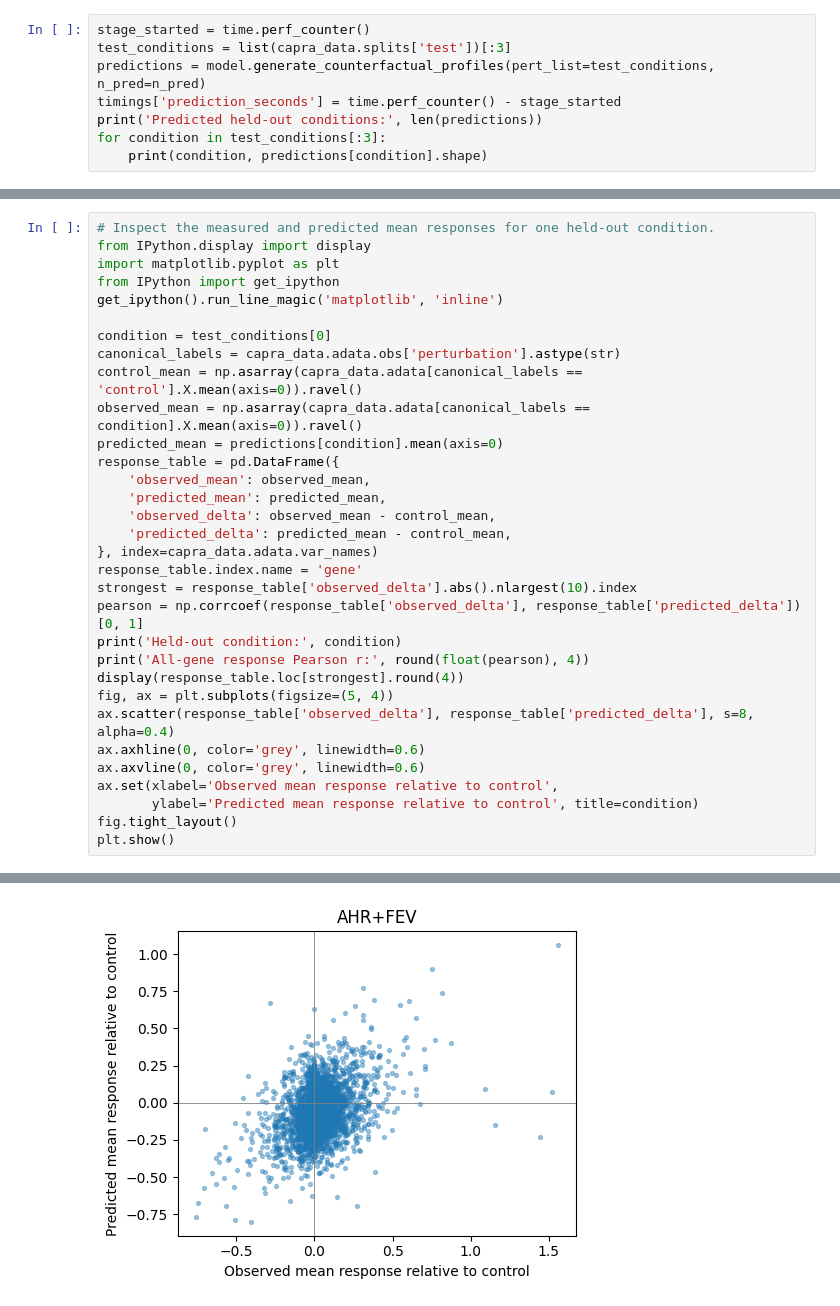
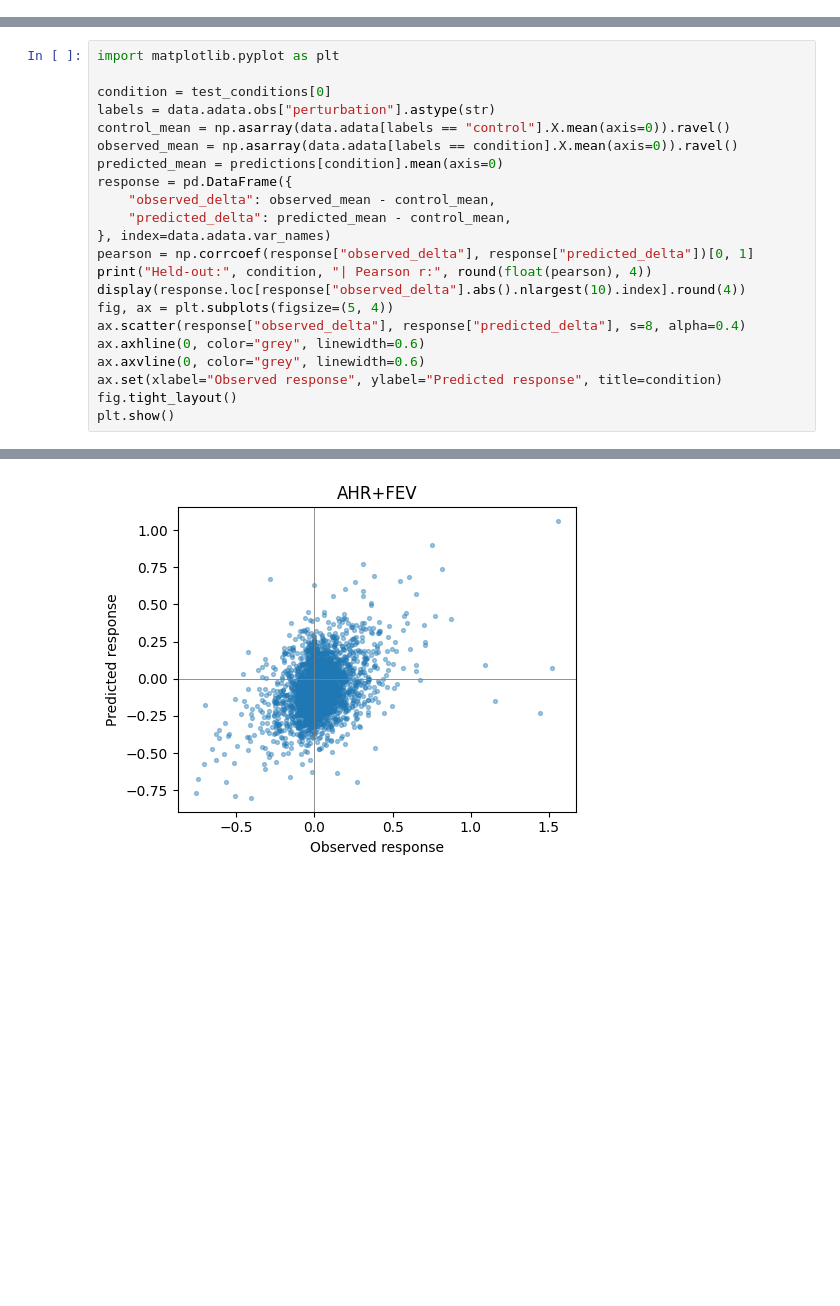
Before and after one commit to zc-fang/CAPRA, a Jupyter notebook: demo/demo_norman_subset.ipynb, the cells around one changed output, grey strips where cells are left out. Saved outputs shown, nothing was run; the diff lists cells and outputs as text; blank space fills up the shorter version.

```diff
--- a/demo/demo_norman_subset.ipynb
+++ b/demo/demo_norman_subset.ipynb
@@ -171,8 +92,0 @@ CAPRA training | epoch 2/2 | train_loss=0.5248 | val_unseen_loss=0.2727 | monito
-# %%
-stage_started = time.perf_counter()
-test_conditions = list(capra_data.splits['test'])[:3]
-predictions = model.generate_counterfactual_profiles(pert_list=test_conditions, n_pred=n_pred)
-timings['prediction_seconds'] = time.perf_counter() - stage_started
-print('Predicted held-out conditions:', len(predictions))
-for condition in test_conditions[:3]:
-    print(condition, predictions[condition].shape)
@@ -190,33 +95,23 @@ the scatter plot shows all output genes.
 # %%
-# Inspect the measured and predicted mean responses for one held-out condition.
-from IPython.display import display
 import matplotlib.pyplot as plt
-from IPython import get_ipython
-get_ipython().run_line_magic('matplotlib', 'inline')
 
 condition = test_conditions[0]
-canonical_labels = capra_data.adata.obs['perturbation'].astype(str)
-control_mean = np.asarray(capra_data.adata[canonical_labels == 'control'].X.mean(axis=0)).ravel()
-observed_mean = np.asarray(capra_data.adata[canonical_labels == condition].X.mean(axis=0)).ravel()
+labels = data.adata.obs["perturbation"].astype(str)
+control_mean = np.asarray(data.adata[labels == "control"].X.mean(axis=0)).ravel()
+observed_mean = np.asarray(data.adata[labels == condition].X.mean(axis=0)).ravel()
 predicted_mean = predictions[condition].mean(axis=0)
-response_table = pd.DataFrame({
-    'observed_mean': observed_mean,
-    'predicted_mean': predicted_mean,
-    'observed_delta': observed_mean - control_mean,
-    'predicted_delta': predicted_mean - control_mean,
-}, index=capra_data.adata.var_names)
-response_table.index.name = 'gene'
-strongest = response_table['observed_delta'].abs().nlargest(10).index
-pearson = np.corrcoef(response_table['observed_delta'], response_table['predicted_delta'])[0, 1]
-print('Held-out condition:', condition)
-print('All-gene response Pearson r:', round(float(pearson), 4))
-display(response_table.loc[strongest].round(4))
+response = pd.DataFrame({
+    "observed_delta": observed_mean - control_mean,
+    "predicted_delta": predicted_mean - control_mean,
+}, index=data.adata.var_names)
+pearson = np.corrcoef(response["observed_delta"], response["predicted_delta"])[0, 1]
+print("Held-out:", condition, "| Pearson r:", round(float(pearson), 4))
+display(response.loc[response["observed_delta"].abs().nlargest(10).index].round(4))
 fig, ax = plt.subplots(figsize=(5, 4))
-ax.scatter(response_table['observed_delta'], response_table['predicted_delta'], s=8, alpha=0.4)
-ax.axhline(0, color='grey', linewidth=0.6)
-ax.axvline(0, color='grey', linewidth=0.6)
-ax.set(xlabel='Observed mean response relative to control',
-       ylabel='Predicted mean response relative to control', title=condition)
+ax.scatter(response["observed_delta"], response["predicted_delta"], s=8, alpha=0.4)
+ax.axhline(0, color="grey", linewidth=0.6)
+ax.axvline(0, color="grey", linewidth=0.6)
+ax.set(xlabel="Observed response", ylabel="Predicted response", title=condition)
 fig.tight_layout()
 plt.show()
 # %% [output]
@@ -237 +131 @@ All-gene response Pearson r: 0.3525
-[figure, old version]
+[figure, new version]
```
Also changed, not shown: parts of 21 cells of this notebook, 2 other files.
